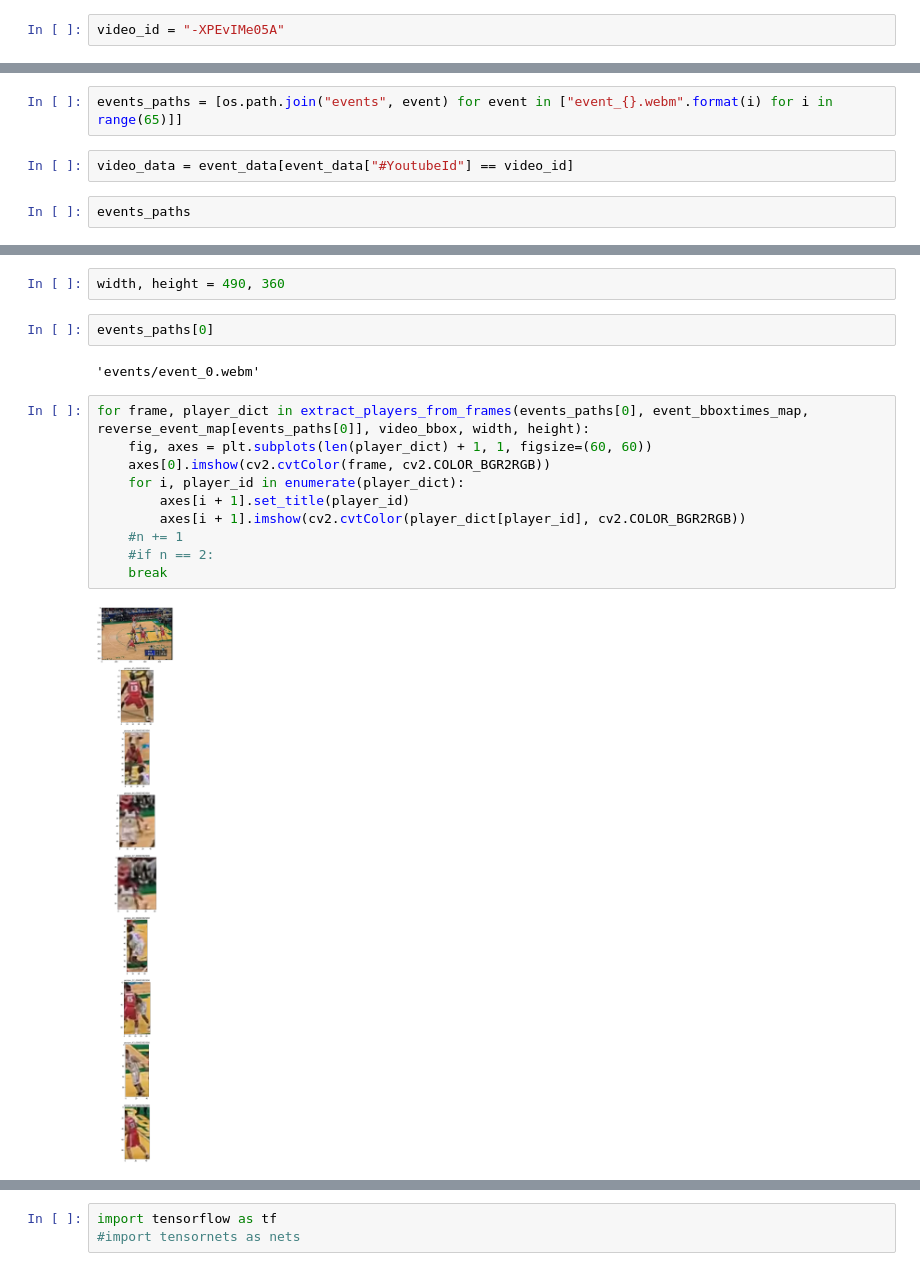
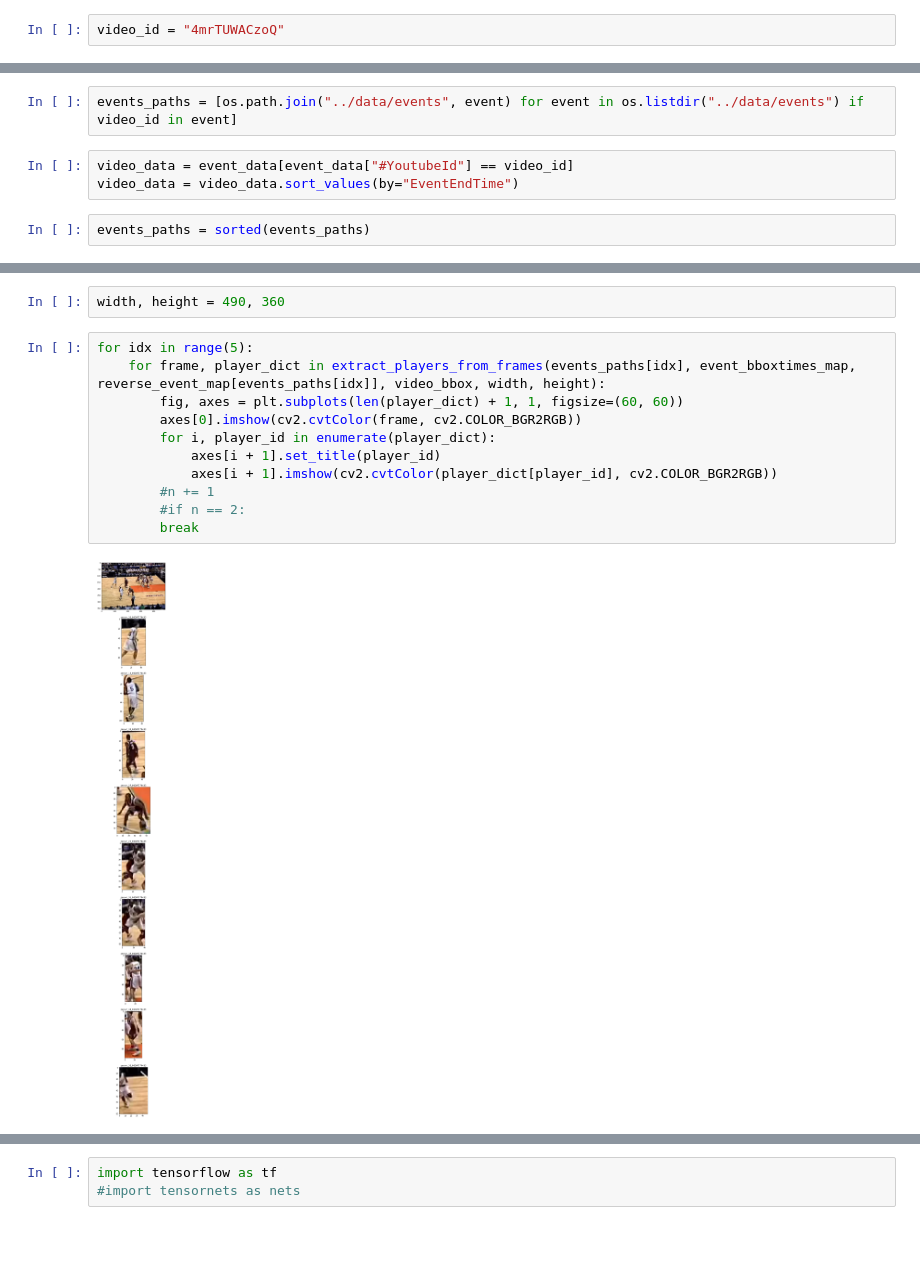
Before and after one commit to atakanguney/computer-vision-term-project, a Jupyter notebook: code/FeatureExtraction.ipynb, the cells around one changed output, grey strips where cells are left out. Saved outputs shown, nothing was run; the diff lists cells and outputs as text; blank space fills up the shorter version.

```diff
--- a/code/FeatureExtraction.ipynb
+++ b/code/FeatureExtraction.ipynb
@@ -33,5 +45,5 @@ bbox_data.head()
 # %%
-video_id = "-XPEvIMe05A"
+video_id = "4mrTUWACzoQ"
 # %%
 import os
 # %%
@@ -41,6 +53,7 @@ len(os.listdir("events"))
 # %%
-events_paths = [os.path.join("events", event) for event in ["event_{}.webm".format(i) for i in range(65)]]
+events_paths = [os.path.join("../data/events", event) for event in os.listdir("../data/events") if video_id in event]
 # %%
 video_data = event_data[event_data["#YoutubeId"] == video_id]
+video_data = video_data.sort_values(by="EventEndTime")
 # %%
-events_paths
+events_paths = sorted(events_paths)
@@ -72,19 +71,16 @@ video_bbox = bbox_data[bbox_data["Youtube ID"] == video_id]
 event_bboxtimes_map = create_eventbboxtimes_map(video_bbox, event_map)
 # %%
 width, height = 490, 360
-# %%
-events_paths[0]
-# %% [output]
-'events/event_0.webm'
 # %%
-for frame, player_dict in extract_players_from_frames(events_paths[0], event_bboxtimes_map, reverse_event_map[events_paths[0]], video_bbox, width, height):
-    fig, axes = plt.subplots(len(player_dict) + 1, 1, figsize=(60, 60))
-    axes[0].imshow(cv2.cvtColor(frame, cv2.COLOR_BGR2RGB))
-    for i, player_id in enumerate(player_dict):
-        axes[i + 1].set_title(player_id)
-        axes[i + 1].imshow(cv2.cvtColor(player_dict[player_id], cv2.COLOR_BGR2RGB))
-    #n += 1
-    #if n == 2:
-    break
+for idx in range(5):
+    for frame, player_dict in extract_players_from_frames(events_paths[idx], event_bboxtimes_map, reverse_event_map[events_paths[idx]], video_bbox, width, height):
+        fig, axes = plt.subplots(len(player_dict) + 1, 1, figsize=(60, 60))
+        axes[0].imshow(cv2.cvtColor(frame, cv2.COLOR_BGR2RGB))
+        for i, player_id in enumerate(player_dict):
+            axes[i + 1].set_title(player_id)
+            axes[i + 1].imshow(cv2.cvtColor(player_dict[player_id], cv2.COLOR_BGR2RGB))
+        #n += 1
+        #if n == 2:
+        break
 # %% [output]
-[figure, old version]
+[figure, new version]
```
Also changed, not shown: parts of 23 cells of this notebook, 4 other files.
